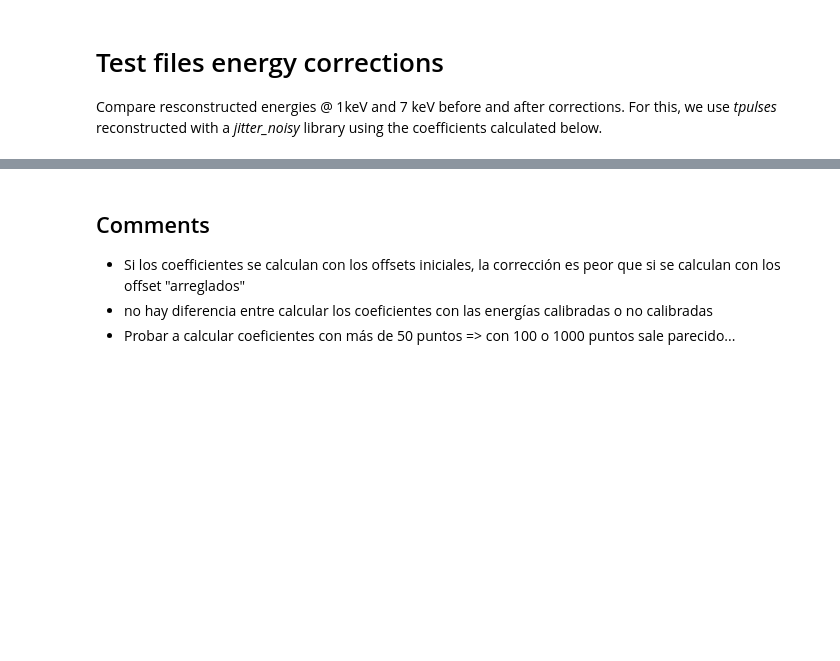
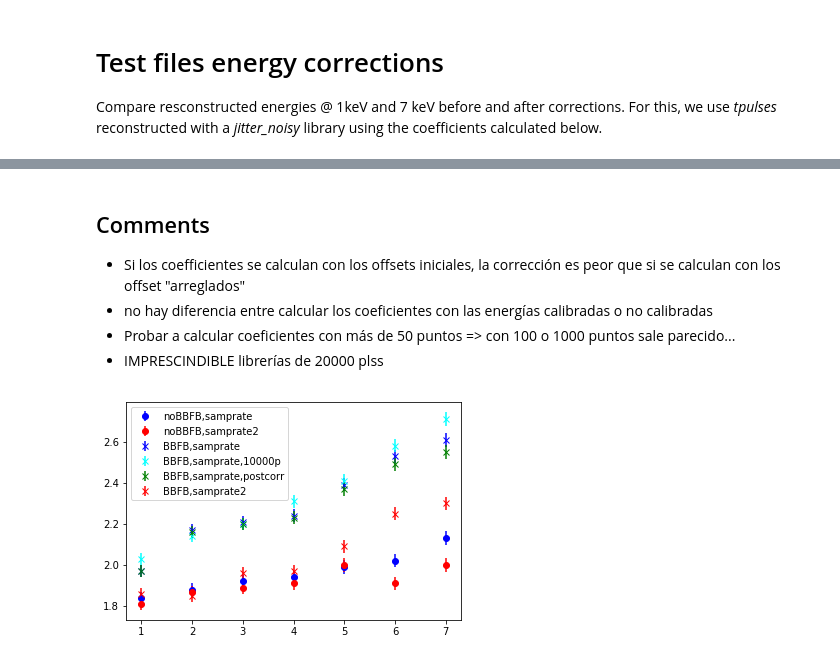
Before and after one commit to mtceballos/SIRENAcode, a Jupyter notebook: ERESOL/jitterStudy.ipynb, the cells around one changed output, grey strips where cells are left out. Saved outputs shown, nothing was run; the diff lists cells and outputs as text; code cells hidden in the pictures; blank space fills up the shorter version.

```diff
--- a/ERESOL/jitterStudy.ipynb
+++ b/ERESOL/jitterStudy.ipynb
@@ -1051,3 +1128,29 @@ max(Arr1-Arr2)= 3.86158183119e-06
 * Si los coefficientes se calculan con los offsets iniciales, la corrección es peor que si se calculan con los offset "arreglados"
 * no hay diferencia entre calcular los coeficientes con las energías calibradas o no calibradas
 * Probar a calcular coeficientes con más de 50 puntos => con 100 o 1000 puntos sale parecido...
+* IMPRESCINDIBLE librerías de 20000 plss
+# %%
+fwhm_smprt=(1.84,1.88,1.92,1.94,1.99,2.02,2.13)
+err_smprt=(0.029,0.030,0.030,0.031,0.032,0.032,0.034)
+fwhm_smprt2=(1.81,1.87,1.89,1.91,2.00,1.91,2.00)
+err_smprt2=(0.029,0.029,0.030,0.030,0.032,0.030,0.032)
+fwhm_bbfb_smprt=(1.97, 2.17, 2.21, 2.24, 2.39, 2.53, 2.61) # 2000p
+err_bbfb_smprt=(0.031, 0.034, 0.035, 0.035, 0.038, 0.040, 0.041)
+fwhm_bbfb_smprt2=(1.86, 1.85, 1.96, 1.97, 2.09, 2.25, 2.30)
+err_bbfb_smprt2=(0.029, 0.029, 0.031, 0.031, 0.033, 0.036, 0.036)
+plt.errorbar(test_keV,fwhm_smprt,yerr=err_smprt,linestyle='none',fmt='o',color='blue',label='noBBFB,samprate')
+plt.errorbar(test_keV,fwhm_smprt2,yerr=err_smprt2,linestyle='none',fmt='o',color='red',label='noBBFB,samprate2')
+plt.errorbar(test_keV,fwhm_bbfb_smprt,yerr=err_smprt,linestyle='none',fmt='x',color='blue',label='BBFB,samprate')
+
+fwhm_bbfb_smprt=(2.03, 2.14, 2.20, 2.31, 2.41, 2.58, 2.71) # 10000p
+err_bbfb_smprt=(0.014, 0.015, 0.016, 0.016, 0.017, 0.018, 0.019)
+plt.errorbar(test_keV,fwhm_bbfb_smprt,yerr=err_smprt,linestyle='none',fmt='x',color='cyan',label='BBFB,samprate,10000p')
+fwhm_bbfb_smprt=(1.97, 2.16, 2.20, 2.23, 2.37, 2.49, 2.55) # 2000p
+err_bbfb_smprt=(0.031, 0.034, 0.035, 0.035, 0.037, 0.039, 0.040)
+plt.errorbar(test_keV,fwhm_bbfb_smprt,yerr=err_smprt,linestyle='none',fmt='x',color='green',label='BBFB,samprate,postcorr')
+
+plt.errorbar(test_keV,fwhm_bbfb_smprt2,yerr=err_smprt2,linestyle='none',fmt='x',color='red',label='BBFB,samprate2')
+plt.legend()
+plt.show()
+# %% [output]
+[figure, added]
```
Also changed, not shown: parts of 26 cells of this notebook.
